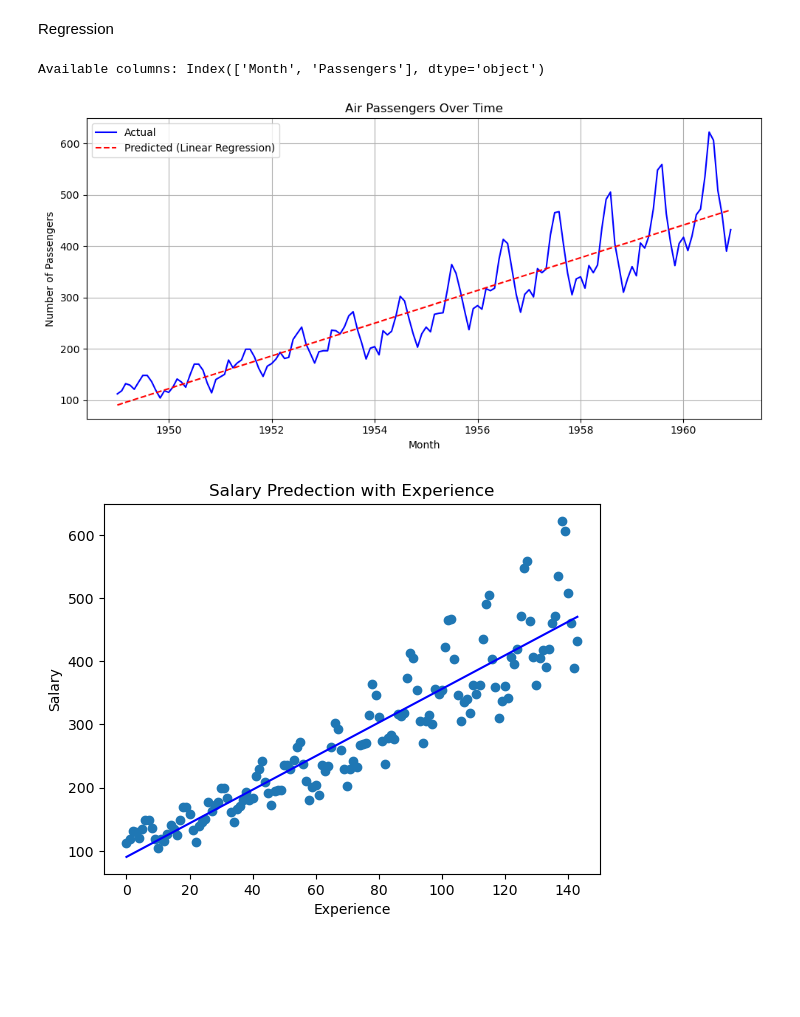
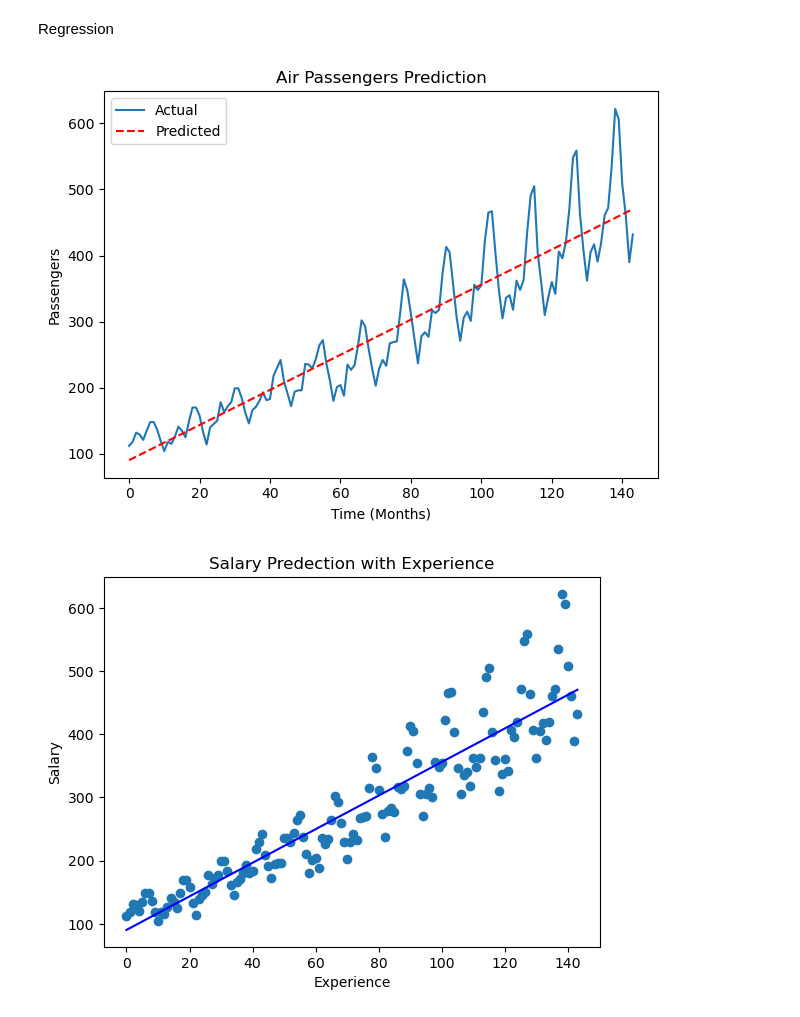
Before and after one commit to Suvam-paul145/Macine-learning, a Jupyter notebook: Machine-Learning-main/linear regression/practice.ipynb, the cells around one changed output. Cells and saved outputs as stored; diff of their text form; code cells hidden in the pictures; blank space fills up the shorter version.

Commit message:
linear-regression and men value understanding done

```diff
--- a/Machine-Learning-main/linear regression/practice.ipynb
+++ b/Machine-Learning-main/linear regression/practice.ipynb
@@ -1,51 +1,41 @@
 # %% [markdown]
 Regression
 # %%
+# regression usinh a CSV file
+
 import pandas as pd
-import numpy as np
 from sklearn.linear_model import LinearRegression
 import matplotlib.pyplot as plt
 
 # Load data
 data = pd.read_csv('AirPassengers.csv')
-
-# Check actual column names (optional for debugging)
-print("Available columns:", data.columns)
-
-# Rename if necessary
 data.columns = ['Month', 'Passengers']
 
-# Convert 'Month' column to datetime
-data['Month'] = pd.to_datetime(data['Month'])
-
-# Create numeric month index (0, 1, 2, ...)
-data['Month_Num'] = np.arange(len(data))
+# Convert Month to numbers (like 0, 1, 2, ...)
+data['Month_Num'] = range(len(data))
 
 # Prepare features and target
 x = data[['Month_Num']]
 y = data['Passengers']
 
-# Train the model
+# Train model
 model = LinearRegression()
 model.fit(x, y)
 
-# Predict values
-y_pred = model.predict(x)
+# Predict
+predictions = model.predict(x)
 
-# Plot actual vs predicted
-plt.figure(figsize=(10, 5))
-plt.plot(data['Month'], y, label='Actual', color='blue')
-plt.plot(data['Month'], y_pred, label='Predicted (Linear Regression)', color='red', linestyle='--')
-plt.xlabel('Month')
-plt.ylabel('Number of Passengers')
-plt.title('Air Passengers Over Time')
+# Plot
+plt.plot(y, label='Actual')
+plt.plot(predictions, label='Predicted', linestyle='--', color='red')
+plt.xlabel('Time (Months)')
+plt.ylabel('Passengers')
+plt.title('Air Passengers Prediction')
 plt.legend()
-plt.grid(True)
 plt.tight_layout()
 plt.show()
 # %% [output]
-Available columns: Index(['Month', 'Passengers'], dtype='object')
-[figure, old version]
+[figure, new version]
 # %%
 #plot
 plt.scatter(x, y)
```
Also changed, not shown: 1 other file.
